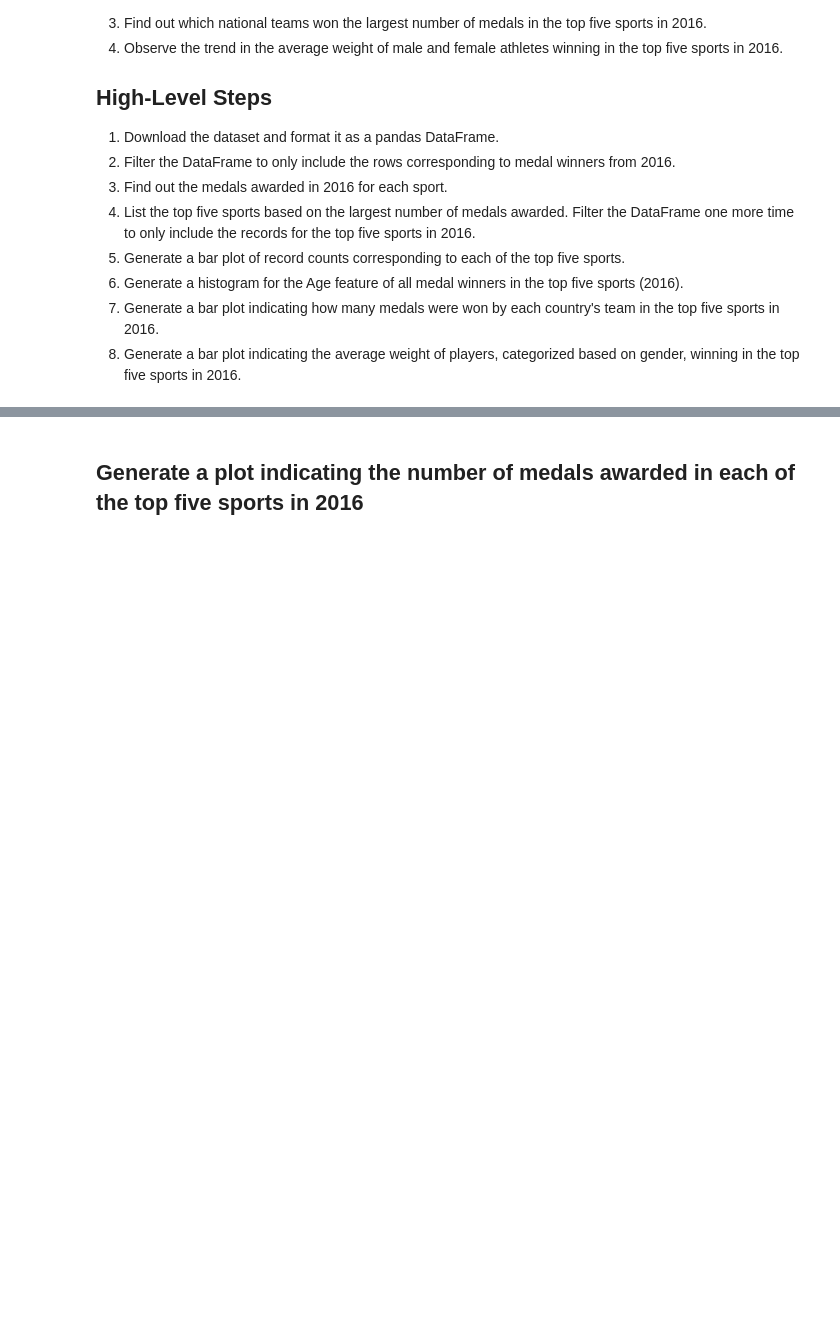
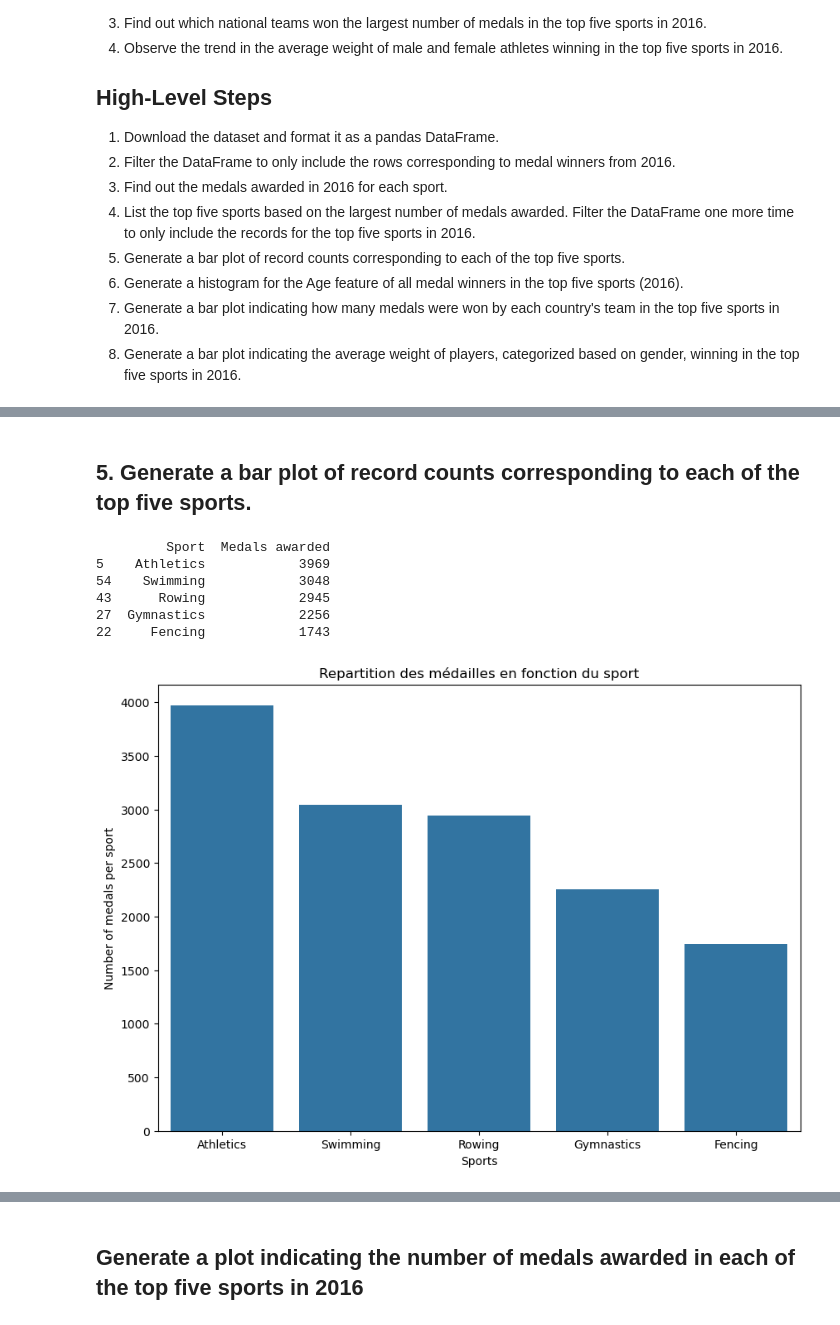
Before and after one commit to rosanajurdi/Data_Visualization_Course, a Jupyter notebook: lab-sessions/lab3-AthleteSportEvent.ipynb, the cells around one changed output, grey strips where cells are left out. Drawn from its saved outputs; the diff is of its cells as text; code cells hidden in the pictures; blank space fills up the shorter version.

```diff
--- a/lab-sessions/lab3-AthleteSportEvent.ipynb
+++ b/lab-sessions/lab3-AthleteSportEvent.ipynb
@@ -37,0 +60,3 @@ athlete_df.head(10)
+# %%
+df = athlete_df.groupby(['Sport'])['Medal'].count().reset_index(name='Medals awarded').sort_values(['Medals awarded'],ascending=True)
+print(df)
@@ -37,0 +80,5 @@ athlete_df.head(10)
+# %%
+df_inverse = df.sort_values(['Medals awarded'],ascending=False)
+
+print('The top five sports based on the largest number of medals awarded is : ')
+df_inverse.head(5)
@@ -37,0 +93,31 @@ athlete_df.head(10)
+# %% [markdown]
+## 5.  Generate a bar plot of record counts corresponding to each of the top five sports.
+# %%
+import matplotlib.pyplot as plt
+import seaborn as sns
+
+##
+## Création du tableau reprenant les 5 sports ayant le plus de médailles
+##
+top_5 = []
+top_5 = df_inverse.head(5)
+print(top_5)
+# Create a bar chart
+plt.figure(figsize=(10,7))
+sns.barplot(x='Sport', y='Medals awarded', data=top_5)
+
+##
+## Personnalisez le graphique comme vous l'avez fait avec Matplotlib (étiquettes, titre).
+##
+plt.xlabel('Sports')
+plt.ylabel('Number of medals per sport')
+plt.title('Repartition des médailles en fonction du sport')
+plt.show()
+# %% [output]
+         Sport  Medals awarded
+5    Athletics            3969
+54    Swimming            3048
+43      Rowing            2945
+27  Gymnastics            2256
+22     Fencing            1743
+[figure, added]
```
Also changed, not shown: parts of 16 cells of this notebook.
